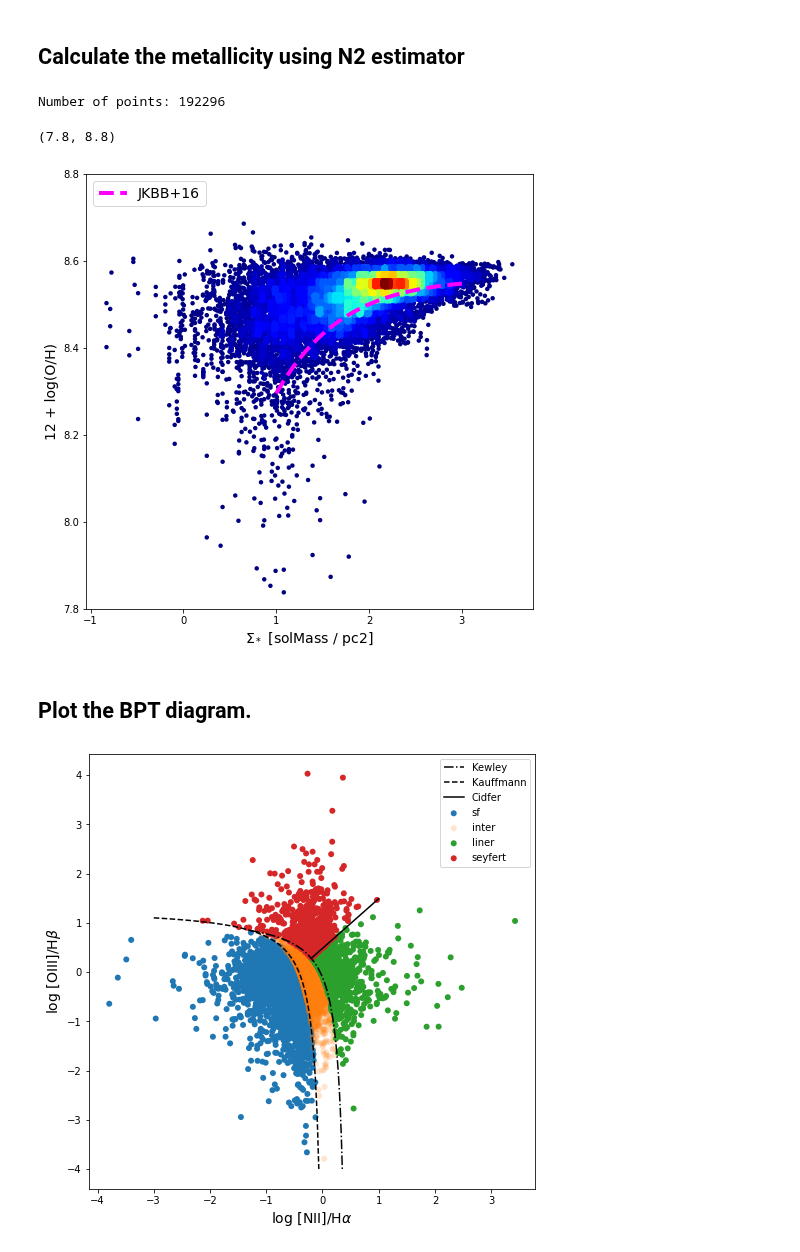
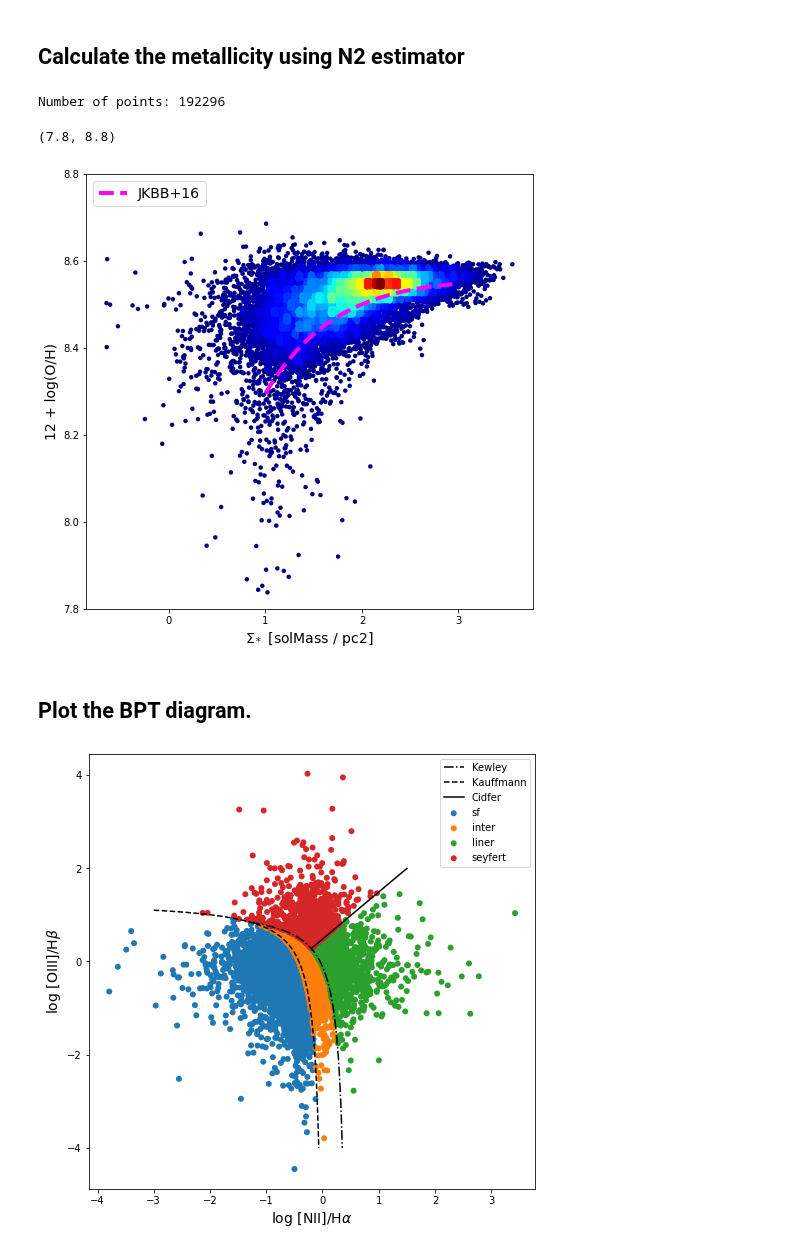
Before and after one commit to tonywong94/edge_pydb, a Jupyter notebook: demo_notebk/Mass-metallicity.ipynb, the cells around one changed output. Drawn from its saved outputs; the diff is of its cells as text; code cells hidden in the pictures.

```diff
--- a/demo_notebk/Mass-metallicity.ipynb
+++ b/demo_notebk/Mass-metallicity.ipynb
@@ -19,18 +15,17 @@ plt.rcParams["scatter.edgecolors"] = 'none'
 fluxcols = ['Name','ix','iy','flux_Halpha_sm','flux_Hbeta_sm','e_flux_Halpha_sm',
           'flux_[NII]6583_sm','flux_[OIII]5007_sm','EW_Halpha_sm','ZOH_sm','BPT_sm','SF_BPT_sm']
 sspcols = ['Name','ix','iy','sigstar_sm']
+comom_cols = ['Name','ix','iy','sigmol','e_sigmol']
 
 try:
-    fluxtab = EdgeTable('edge.pipe3d.hdf5', path='flux_elines_sm',
-                        cols=fluxcols)
+    fluxtab = EdgeTable('edge.pipe3d.hdf5', path='flux_elines_sm', cols=fluxcols)
     ssptab = EdgeTable('edge.pipe3d.hdf5', path='SSP_sm', cols=sspcols)
-    cotab = EdgeTable('edge.comom_smo7.hdf5', path='smo')
+    cotab = EdgeTable('edge.comom_smo7.hdf5', path='smo', cols=comom_cols)
     print('Working on full EDGE database')
 except:
-    fluxtab = EdgeTable('NGC4047.pipe3d.hdf5', path='flux_elines_sm',
-                        cols=fluxcols)
+    fluxtab = EdgeTable('NGC4047.pipe3d.hdf5', path='flux_elines_sm', cols=fluxcols)
     ssptab = EdgeTable('NGC4047.pipe3d.hdf5', path='SSP_sm', cols=sspcols)
-    cotab = EdgeTable('NGC4047.comom_smo7.hdf5', path='smo')
+    cotab = EdgeTable('NGC4047.comom_smo7.hdf5', path='smo', cols=comom_cols)
     print('Working on NGC 4047 data')
 # %% [output]
 Working on full EDGE database
@@ -150,7 +144,7 @@ plt.ylim(7.8,8.8)
 # %% [output]
 Number of points: 192296
 (7.8, 8.8)
-[figure, old version]
+[figure, new version]
 # %% [markdown]
 ## Plot the BPT diagram.
 # %%
@@ -170,7 +164,7 @@ kauffm_end = -0.06509
 
 x1 = np.linspace(kewley_start, kewley_end, 100)
 x2 = np.linspace(-3, kauffm_end, 100)
-x3 = np.linspace(cidfer_start, 1, 100)
+x3 = np.linspace(cidfer_start, 1.5, 100)
 
 kewley01 = lambda nii: 1.19 + 0.61/(nii - 0.47)
 kauffm03 = lambda nii: 1.30 + 0.61/(nii - 0.05)
@@ -178,15 +172,15 @@ cidfer10 = lambda nii: 0.48 + 1.01*nii
 # %%
 plt.figure(figsize=(8,8))
 plt.scatter(xval[BPT==-1], yval[BPT==-1], label="sf")
-plt.scatter(xval[BPT==0], yval[BPT==0], label="inter", alpha=0.2)
+plt.scatter(xval[BPT==0], yval[BPT==0], label="inter")
 plt.scatter(xval[BPT==1], yval[BPT==1], label="liner")
 plt.scatter(xval[BPT==2], yval[BPT==2], label="seyfert")
 plt.plot(x1, kewley01(x1), 'k-.', label="Kewley")
 plt.plot(x2, kauffm03(x2), 'k--', label="Kauffmann")
 plt.plot(x3, cidfer10(x3), 'k-', label="Cidfer")
 plt.xlabel(r'log [NII]/H$\alpha$',fontsize=14)
 plt.ylabel(r'log [OIII]/H$\beta$',fontsize=14)
 plt.legend()
 plt.show()
 # %% [output]
-[figure, old version]
+[figure, new version]
```
Also changed, not shown: parts of 4 cells of this notebook, 8 other files.
